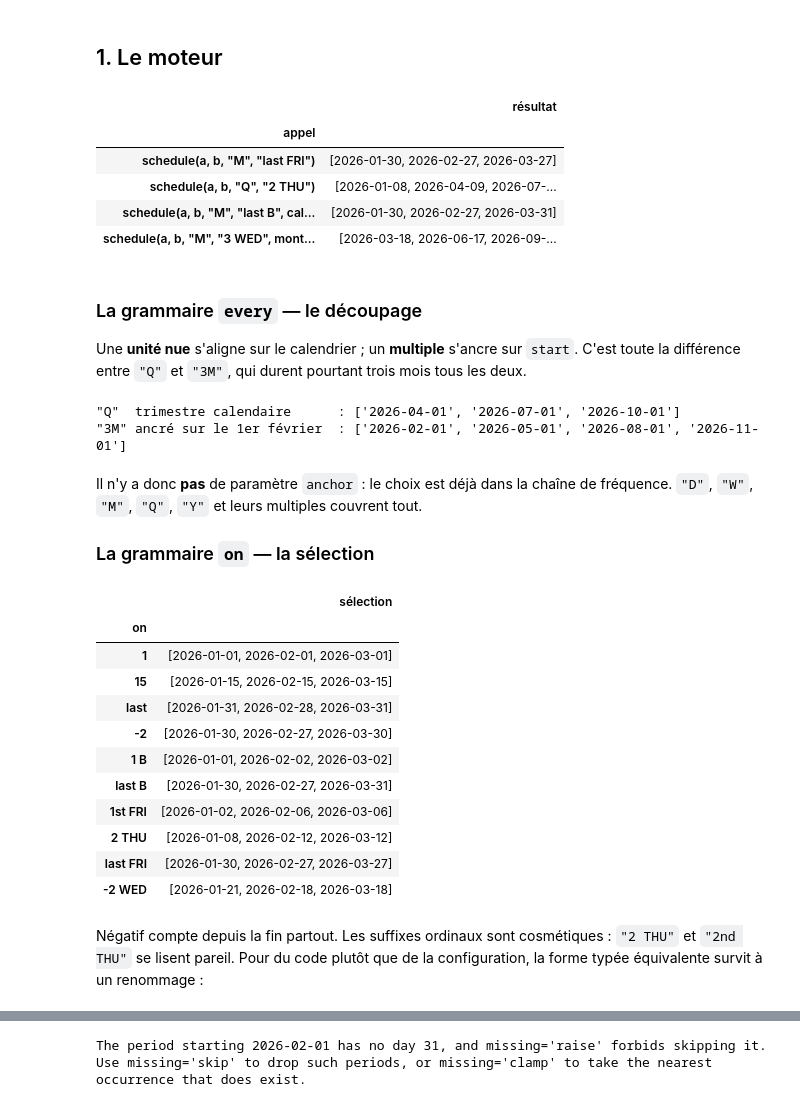
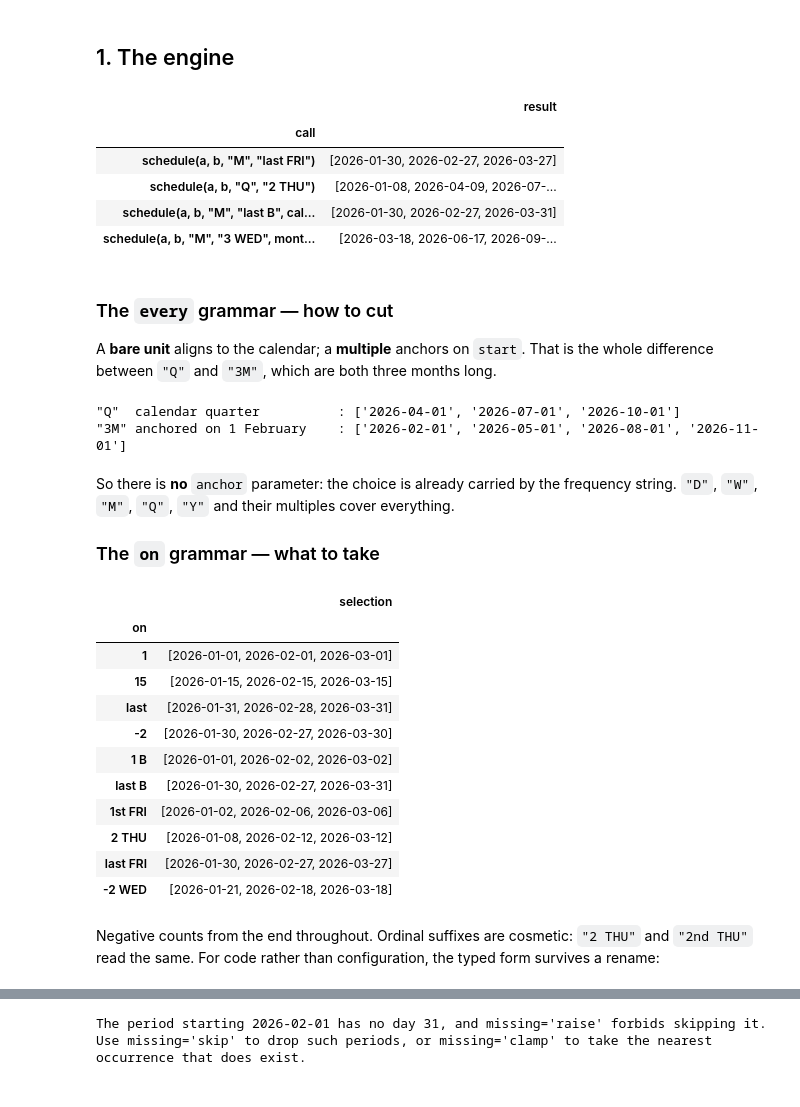
Before and after one commit to Caymaar/better-calendar, a Jupyter notebook: notebooks/04-recurrences-and-schedules.ipynb, the cells around one changed output, grey strips where cells are left out. Cells and saved outputs as stored; diff of their text form; code cells hidden in the pictures.

```diff
--- a/notebooks/04-recurrences-et-echeanciers.ipynb
+++ b/notebooks/04-recurrences-and-schedules.ipynb
@@ -19,62 +18,62 @@ import better_calendar as bcal
 from better_calendar import FRI, MON, SAT, SUN, THU, TUE, WED, Nth, Weekday, periods, schedule
 
 
-def montre(index):
+def show(index):
     return list(index.strftime("%Y-%m-%d"))
 # %% [markdown]
-## 1. Le moteur
+## 1. The engine
 # %%
 pd.DataFrame(
     [
-        {"appel": 'schedule(a, b, "M", "last FRI")',
-         "résultat": montre(schedule("2026-01-01", "2026-03-31", "M", "last FRI"))},
-        {"appel": 'schedule(a, b, "Q", "2 THU")',
-         "résultat": montre(schedule("2026-01-01", "2026-12-31", "Q", "2 THU"))},
-        {"appel": 'schedule(a, b, "M", "last B", cal="XNYS")',
-         "résultat": montre(schedule("2026-01-01", "2026-03-31", "M", "last B", cal="XNYS"))},
-        {"appel": 'schedule(a, b, "M", "3 WED", months=(3,6,9,12))',
-         "résultat": montre(
+        {"call": 'schedule(a, b, "M", "last FRI")',
+         "result": show(schedule("2026-01-01", "2026-03-31", "M", "last FRI"))},
+        {"call": 'schedule(a, b, "Q", "2 THU")',
+         "result": show(schedule("2026-01-01", "2026-12-31", "Q", "2 THU"))},
+        {"call": 'schedule(a, b, "M", "last B", cal="XNYS")',
+         "result": show(schedule("2026-01-01", "2026-03-31", "M", "last B", cal="XNYS"))},
+        {"call": 'schedule(a, b, "M", "3 WED", months=(3,6,9,12))',
+         "result": show(
              schedule("2026-01-01", "2026-12-31", "M", "3 WED", months=(3, 6, 9, 12))
          )},
     ]
-).set_index("appel")
+).set_index("call")
 # %% [output]
-|  | résultat |
-| appel |  |
+|  | result |
+| call |  |
 | schedule(a, b, "M", "last FRI") | [2026-01-30, 2026-02-27, 2026-03-27] |
 | schedule(a, b, "Q", "2 THU") | [2026-01-08, 2026-04-09, 2026-07-... |
 | schedule(a, b, "M", "last B", cal... | [2026-01-30, 2026-02-27, 2026-03-31] |
 | schedule(a, b, "M", "3 WED", mont... | [2026-03-18, 2026-06-17, 2026-09-... |
-# %% [markdown]
-### La grammaire `every` — le découpage
-
-Une **unité nue** s'aligne sur le calendrier ; un **multiple** s'ancre sur `start`. C'est
-toute la différence entre `"Q"` et `"3M"`, qui durent pourtant trois mois tous les deux.
+# %% [markdown]
+### The `every` grammar — how to cut
+
+A **bare unit** aligns to the calendar; a **multiple** anchors on `start`. That is the whole
+difference between `"Q"` and `"3M"`, which are both three months long.
 # %%
-# Même fenêtre, même durée de période, deux découpages différents.
-print('"Q"  trimestre calendaire      :',
-      montre(schedule("2026-02-01", "2026-12-31", "Q", "1")))
-print('"3M" ancré sur le 1er février  :',
-      montre(schedule("2026-02-01", "2026-12-31", "3M", "1")))
+# Same window, same period length, two different cuts.
+print('"Q"  calendar quarter          :',
+      show(schedule("2026-02-01", "2026-12-31", "Q", "1")))
+print('"3M" anchored on 1 February    :',
+      show(schedule("2026-02-01", "2026-12-31", "3M", "1")))
 # %% [output]
-"Q"  trimestre calendaire      : ['2026-04-01', '2026-07-01', '2026-10-01']
-"3M" ancré sur le 1er février  : ['2026-02-01', '2026-05-01', '2026-08-01', '2026-11-01']
+"Q"  calendar quarter          : ['2026-04-01', '2026-07-01', '2026-10-01']
+"3M" anchored on 1 February    : ['2026-02-01', '2026-05-01', '2026-08-01', '2026-11-01']
-# %% [markdown]
-Il n'y a donc **pas** de paramètre `anchor` : le choix est déjà dans la chaîne de
-fréquence. `"D"`, `"W"`, `"M"`, `"Q"`, `"Y"` et leurs multiples couvrent tout.
-
-### La grammaire `on` — la sélection
+# %% [markdown]
+So there is **no** `anchor` parameter: the choice is already carried by the frequency
+string. `"D"`, `"W"`, `"M"`, `"Q"`, `"Y"` and their multiples cover everything.
+
+### The `on` grammar — what to take
 # %%
-fenetre = ("2026-01-01", "2026-03-31")
+window = ("2026-01-01", "2026-03-31")
 pd.DataFrame(
     [
-        {"on": o, "sélection": montre(schedule(*fenetre, "M", o))}
+        {"on": o, "selection": show(schedule(*window, "M", o))}
         for o in ("1", "15", "last", "-2", "1 B", "last B",
                   "1st FRI", "2 THU", "last FRI", "-2 WED")
     ]
 ).set_index("on")
 # %% [output]
-|  | sélection |
+|  | selection |
 | on |  |
 | 1 | [2026-01-01, 2026-02-01, 2026-03-01] |
 | 15 | [2026-01-15, 2026-02-15, 2026-03-15] |
@@ -86,8 +85,8 @@ pd.DataFrame(
 | 2 THU | [2026-01-08, 2026-02-12, 2026-03-12] |
 | last FRI | [2026-01-30, 2026-02-27, 2026-03-27] |
 | -2 WED | [2026-01-21, 2026-02-18, 2026-03-18] |
-# %% [markdown]
-Négatif compte depuis la fin partout. Les suffixes ordinaux sont cosmétiques : `"2 THU"` et
-`"2nd THU"` se lisent pareil. Pour du code plutôt que de la configuration, la forme typée
-équivalente survit à un renommage :
+# %% [markdown]
+Negative counts from the end throughout. Ordinal suffixes are cosmetic: `"2 THU"` and
+`"2nd THU"` read the same. For code rather than configuration, the typed form survives a
+rename:
 # %%
```
Also changed, not shown: parts of 95 cells of this notebook, 18 other files.
